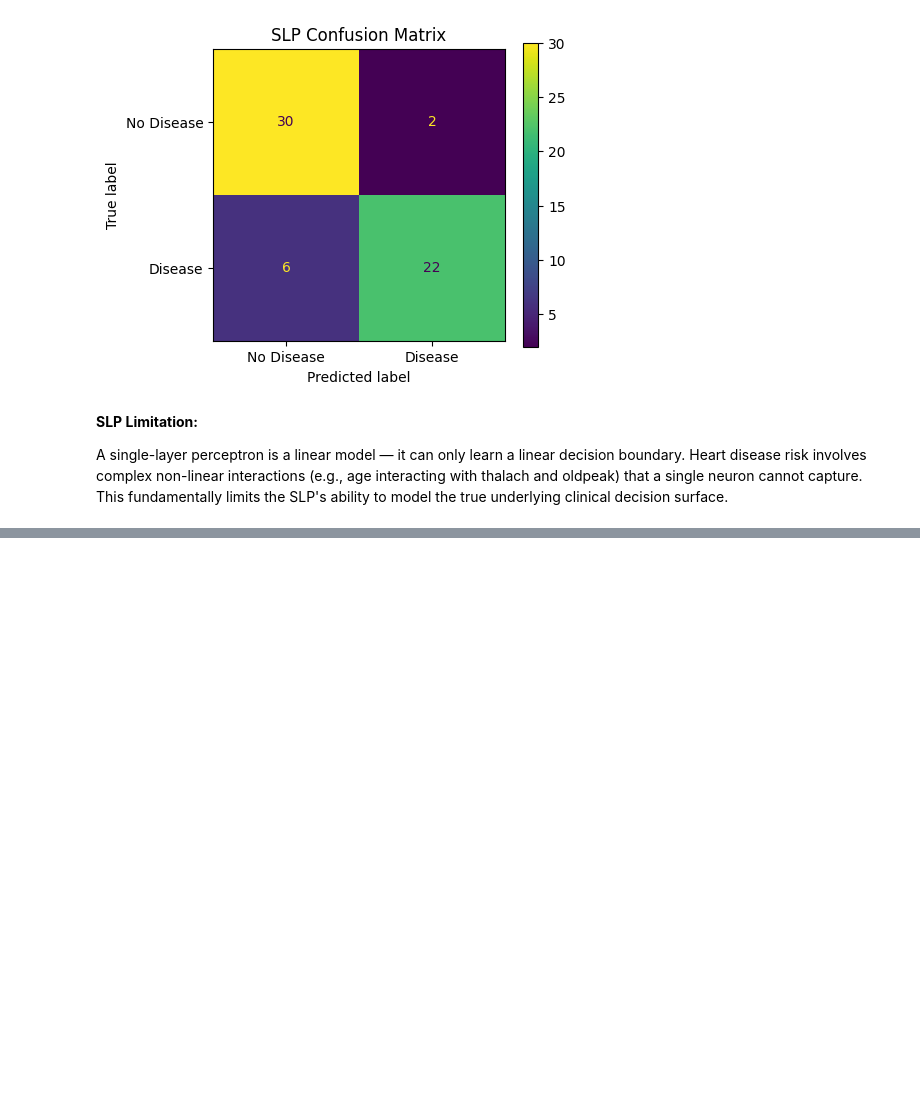
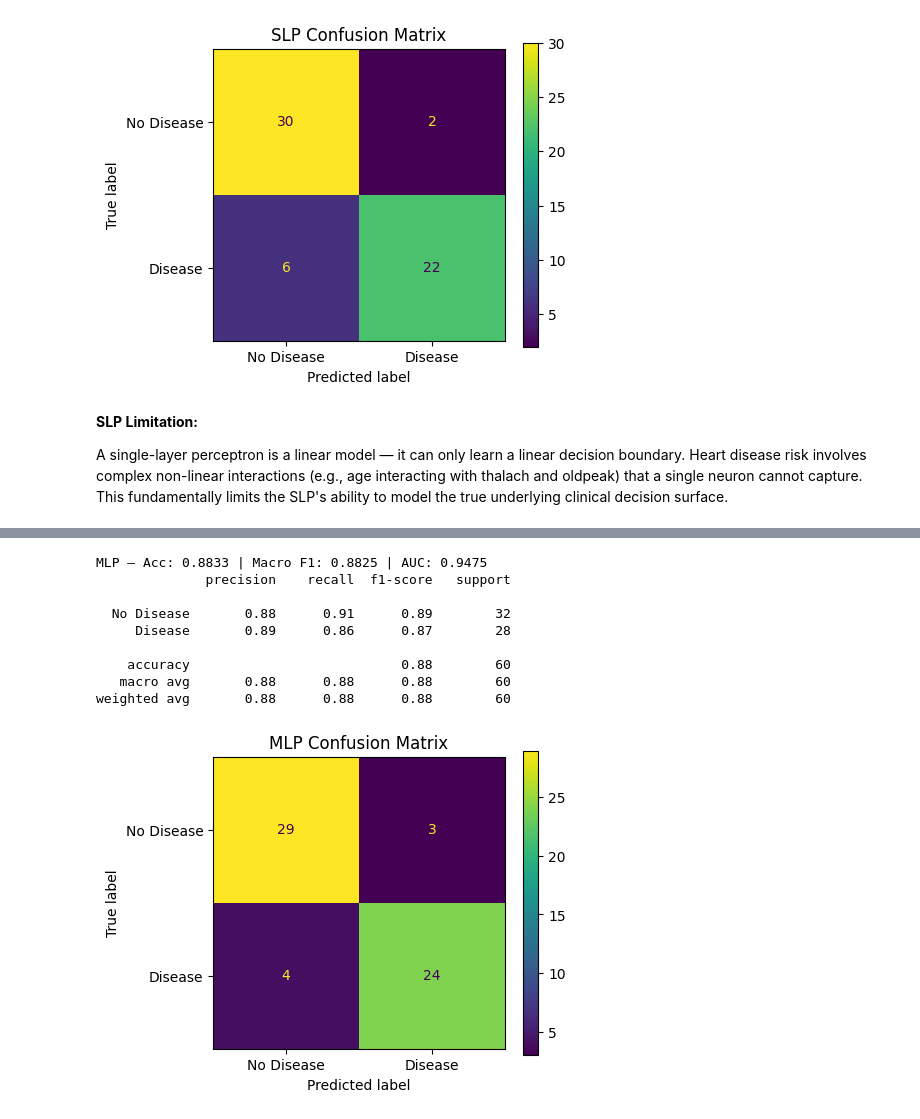
Before and after one commit to Ishmal-fa/cardioai-heart-disease-ml-pipeline, a Jupyter notebook: heart_disease_ml_pipeline.ipynb, the cells around one changed output, grey strips where cells are left out. Saved outputs shown, nothing was run; the diff lists cells and outputs as text; code cells hidden in the pictures; blank space fills up the shorter version.

```diff
--- a/heart_disease_ml_pipeline.ipynb
+++ b/heart_disease_ml_pipeline.ipynb
@@ -781,0 +872,25 @@ the SLP's ability to model the true underlying clinical decision surface.
+# %%
+y_pred_mlp = (mlp_final.predict(X_te_np, verbose=0).flatten() > 0.5).astype(int)
+y_prob_mlp = mlp_final.predict(X_te_np, verbose=0).flatten()
+mlp_acc = accuracy_score(y_te_np, y_pred_mlp)
+mlp_f1  = f1_score(y_te_np, y_pred_mlp, average='macro')
+mlp_auc = roc_auc_score(y_te_np, y_prob_mlp)
+
+print(f'MLP — Acc: {mlp_acc:.4f} | Macro F1: {mlp_f1:.4f} | AUC: {mlp_auc:.4f}')
+print(classification_report(y_te_np, y_pred_mlp, target_names=['No Disease','Disease']))
+fig, ax = plt.subplots(figsize=(5,4))
+ConfusionMatrixDisplay.from_predictions(
+    y_te_np, y_pred_mlp, display_labels=['No Disease','Disease'], ax=ax)
+ax.set_title('MLP Confusion Matrix')
+plt.tight_layout(); plt.show()
+# %% [output]
+MLP — Acc: 0.8833 | Macro F1: 0.8825 | AUC: 0.9475
+              precision    recall  f1-score   support
+
+  No Disease       0.88      0.91      0.89        32
+     Disease       0.89      0.86      0.87        28
+
+    accuracy                           0.88        60
+   macro avg       0.88      0.88      0.88        60
+weighted avg       0.88      0.88      0.88        60
+[figure, added]
```
Also changed, not shown: parts of 5 cells of this notebook.
